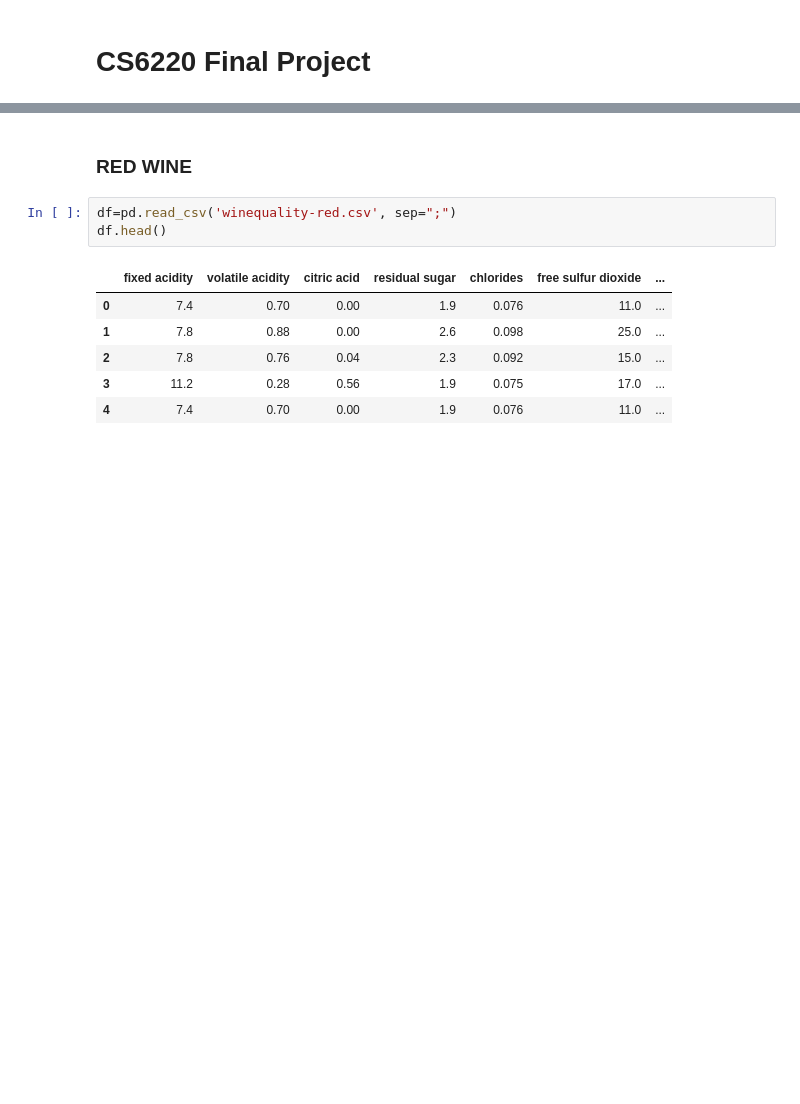
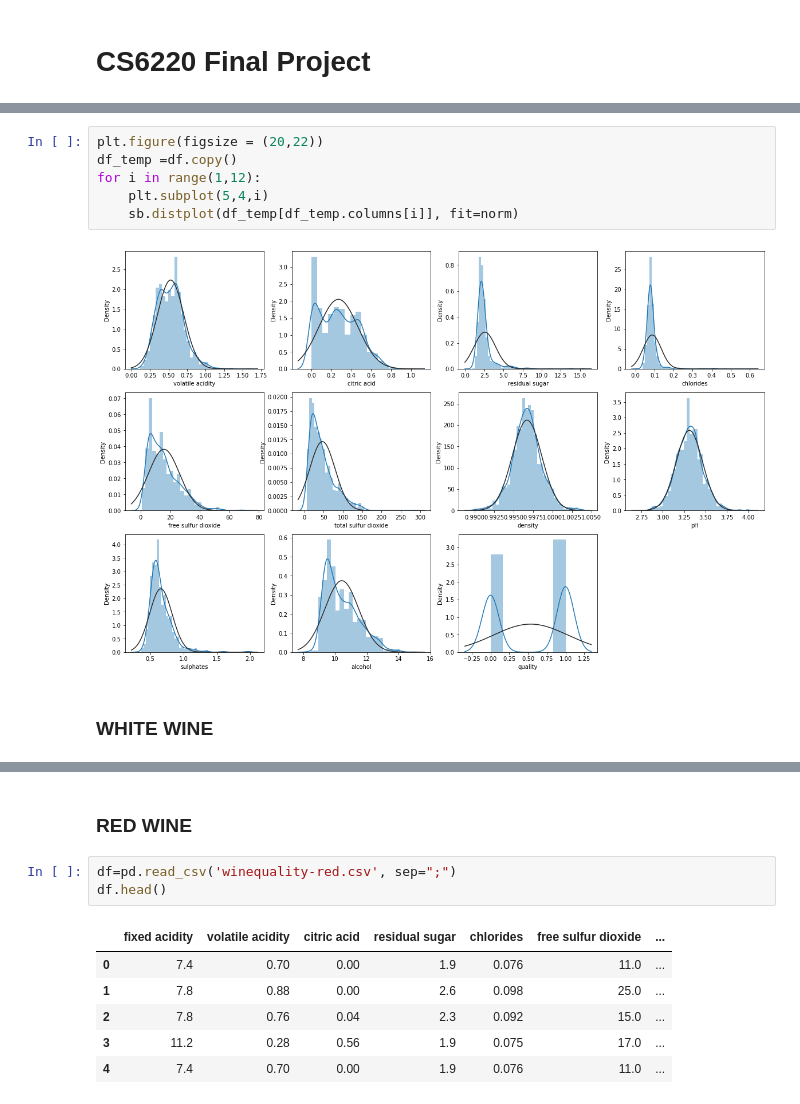
Before and after one commit to aadityasp/Wine-Quality-Prediction, a Jupyter notebook: Final Project.ipynb, the cells around one changed output, grey strips where cells are left out. Saved outputs shown, nothing was run; the diff lists cells and outputs as text; blank space fills up the shorter version.

```diff
--- a/Final Project.ipynb
+++ b/Final Project.ipynb
@@ -20,0 +115,10 @@ warnings.filterwarnings('ignore')
+# %%
+plt.figure(figsize = (20,22))
+df_temp =df.copy()
+for i in range(1,12):
+    plt.subplot(5,4,i)
+    sb.distplot(df_temp[df_temp.columns[i]], fit=norm)
+# %% [output]
+[figure, added]
+# %% [markdown]
+### WHITE WINE
```
Also changed, not shown: parts of 118 cells of this notebook, 2 other files.
